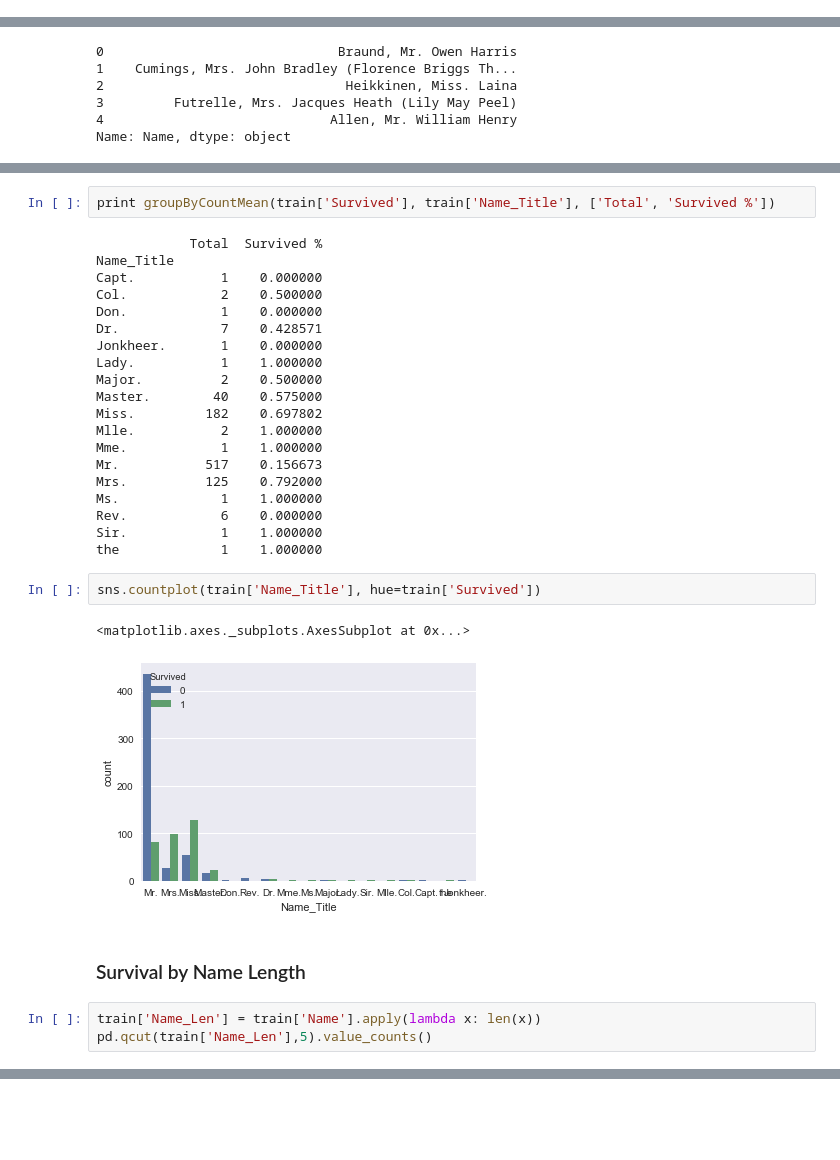
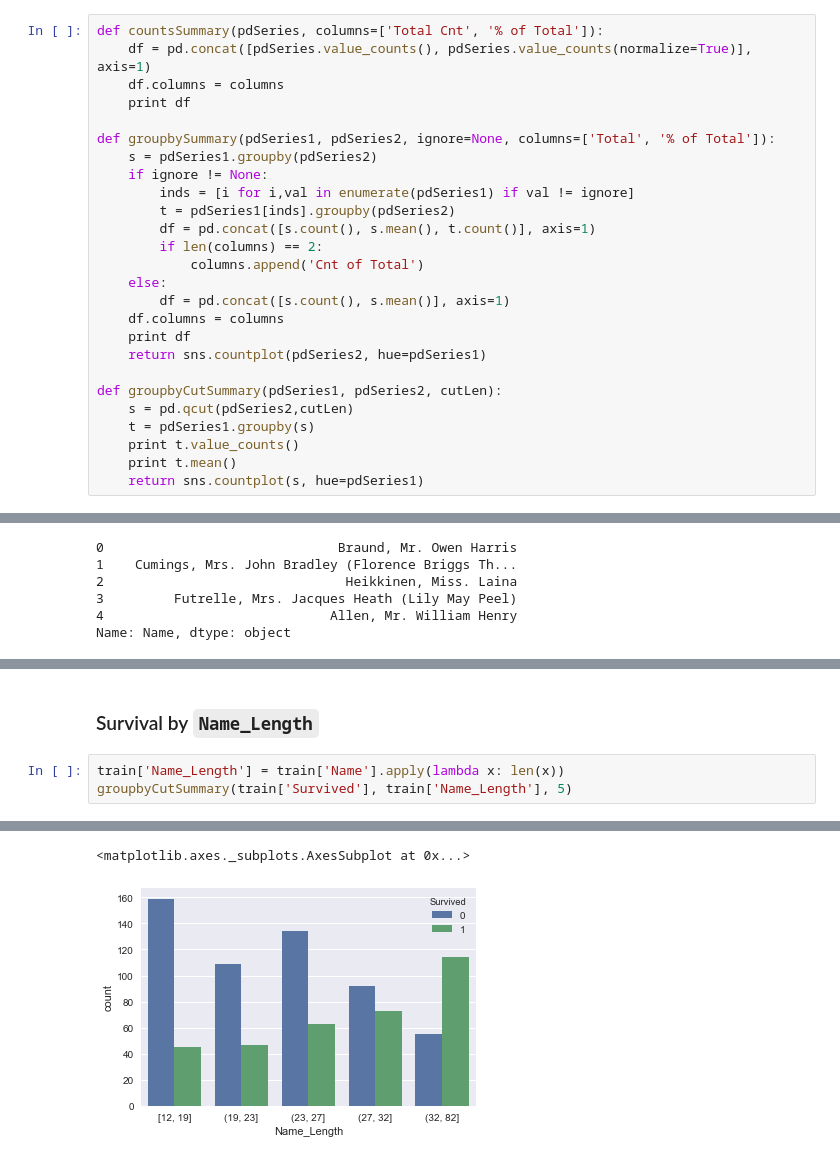
Before and after one commit to rms1000watt/kaggle, a Jupyter notebook: titanic/main.ipynb, the cells around one changed output, grey strips where cells are left out. Saved outputs shown, nothing was run; the diff lists cells and outputs as text; blank space fills up the shorter version.

```diff
--- a/titanic/main.ipynb
+++ b/titanic/main.ipynb
@@ -24,0 +22,26 @@ def groupByCountMean(pdSeries1, pdSeries2, columns=['Total', 'Percent']):
+# %%
+def countsSummary(pdSeries, columns=['Total Cnt', '% of Total']):
+    df = pd.concat([pdSeries.value_counts(), pdSeries.value_counts(normalize=True)], axis=1)
+    df.columns = columns
+    print df
+
+def groupbySummary(pdSeries1, pdSeries2, ignore=None, columns=['Total', '% of Total']):
+    s = pdSeries1.groupby(pdSeries2)
+    if ignore != None:
+        inds = [i for i,val in enumerate(pdSeries1) if val != ignore]
+        t = pdSeries1[inds].groupby(pdSeries2)
+        df = pd.concat([s.count(), s.mean(), t.count()], axis=1)
+        if len(columns) == 2:
+            columns.append('Cnt of Total')
+    else:
+        df = pd.concat([s.count(), s.mean()], axis=1)
+    df.columns = columns
+    print df
+    return sns.countplot(pdSeries2, hue=pdSeries1)
+
+def groupbyCutSummary(pdSeries1, pdSeries2, cutLen):
+    s = pd.qcut(pdSeries2,cutLen)
+    t = pdSeries1.groupby(s)
+    print t.value_counts()
+    print t.mean()
+    return sns.countplot(s, hue=pdSeries1)
@@ -124,33 +129,6 @@ Lady.          1  0.001122
-# %%
-print groupByCountMean(train['Survived'], train['Name_Title'], ['Total', 'Survived %'])
-# %% [output]
-            Total  Survived %
-Name_Title
-Capt.           1    0.000000
-Col.            2    0.500000
-Don.            1    0.000000
-Dr.             7    0.428571
-Jonkheer.       1    0.000000
-Lady.           1    1.000000
-Major.          2    0.500000
-Master.        40    0.575000
-Miss.         182    0.697802
-Mlle.           2    1.000000
-Mme.            1    1.000000
-Mr.           517    0.156673
-Mrs.          125    0.792000
-Ms.             1    1.000000
-Rev.            6    0.000000
-Sir.            1    1.000000
-the             1    1.000000
-# %%
-sns.countplot(train['Name_Title'], hue=train['Survived'])
-# %% [output]
-<matplotlib.axes._subplots.AxesSubplot at 0x...>
-[figure, removed]
 # %% [markdown]
-### Survival by Name Length
+### Survival by `Name_Length`
 # %%
-train['Name_Len'] = train['Name'].apply(lambda x: len(x))
-pd.qcut(train['Name_Len'],5).value_counts()
+train['Name_Length'] = train['Name'].apply(lambda x: len(x))
+groupbyCutSummary(train['Survived'], train['Name_Length'], 5)
 # %% [output]
@@ -162,0 +154,2 @@ Name: Name_Len, dtype: int64
+<matplotlib.axes._subplots.AxesSubplot at 0x...>
+[figure, added]
```
Also changed, not shown: parts of 37 cells of this notebook.
